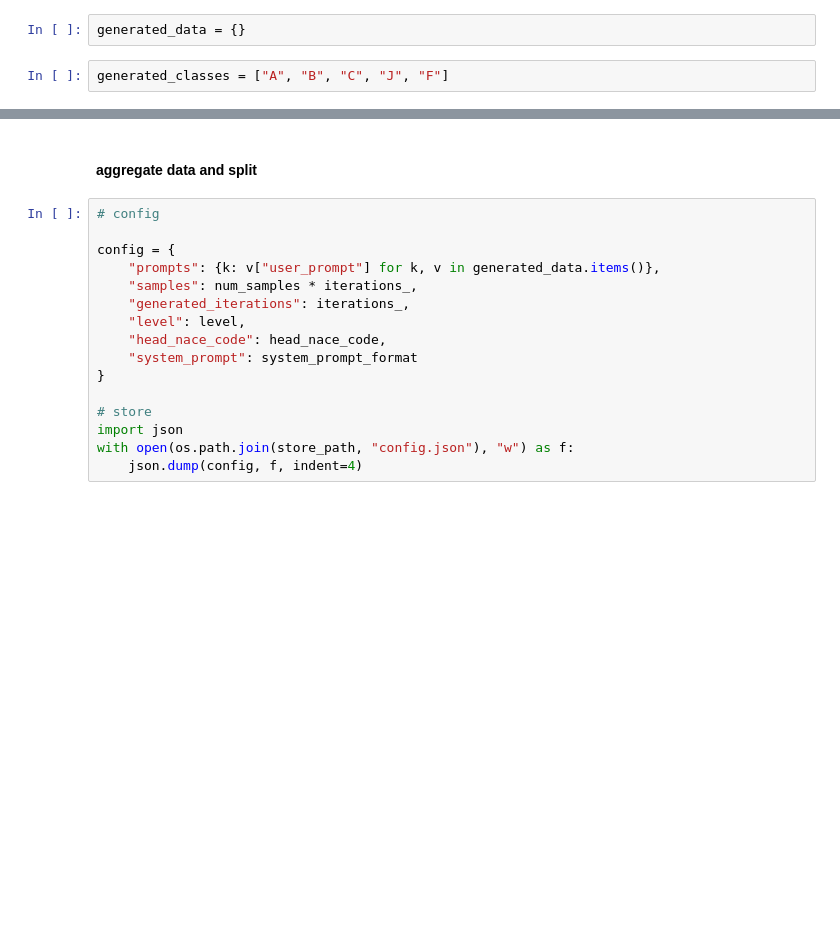
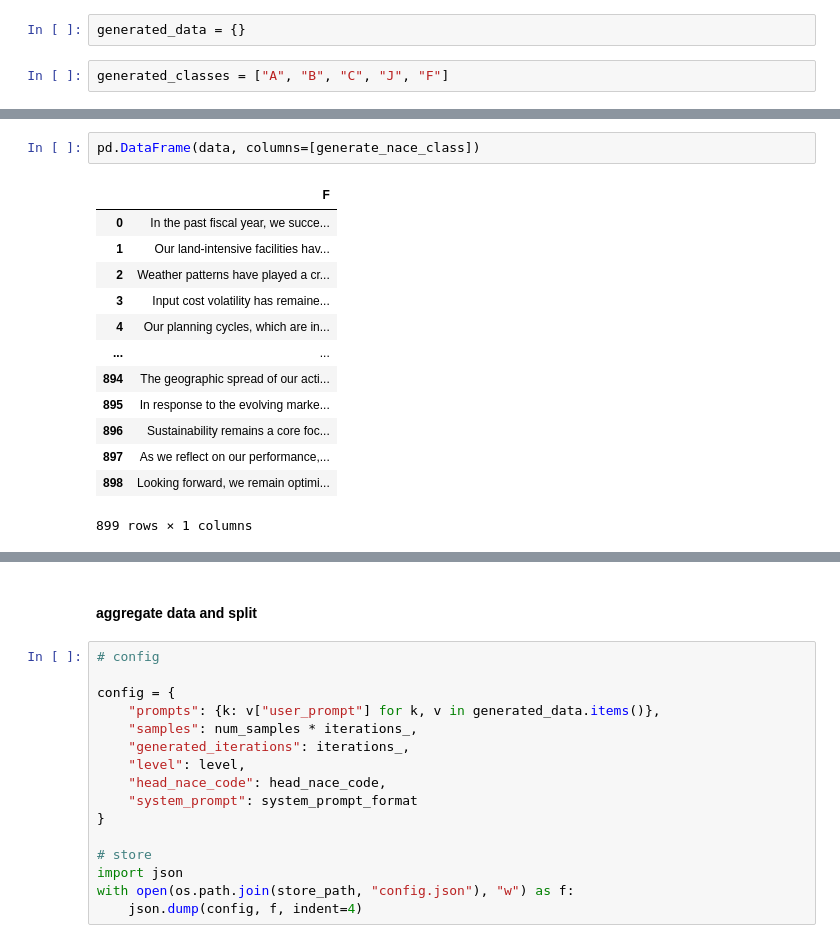
Before and after one commit to hendrikweichel/nace_report_topic_analysis, a Jupyter notebook: generate_synthetic_data/generate_synthetic_data_test copy 3.ipynb, the cells around one changed output, grey strips where cells are left out. Cells and saved outputs as stored; diff of their text form; blank space fills up the shorter version.

```diff
--- a/generate_synthetic_data/generate_synthetic_data_test copy 3.ipynb
+++ b/generate_synthetic_data/generate_synthetic_data_test copy 3.ipynb
@@ -489,3 +300,19 @@ Formatted Prompt: messages=[SystemMessage(content="You are an AI assistant that
+# %%
+pd.DataFrame(data, columns=[generate_nace_class])
+# %% [output]
+|  | F |
+| 0 | In the past fiscal year, we succe... |
+| 1 | Our land-intensive facilities hav... |
+| 2 | Weather patterns have played a cr... |
+| 3 | Input cost volatility has remaine... |
+| 4 | Our planning cycles, which are in... |
+| ... | ... |
+| 894 | The geographic spread of our acti... |
+| 895 | In response to the evolving marke... |
+| 896 | Sustainability remains a core foc... |
+| 897 | As we reflect on our performance,... |
+| 898 | Looking forward, we remain optimi... |
+899 rows × 1 columns
 # %%
 # print prompts
 for k,v in generated_data.items():
```
Also changed, not shown: parts of 13 cells of this notebook, 2 other files.
